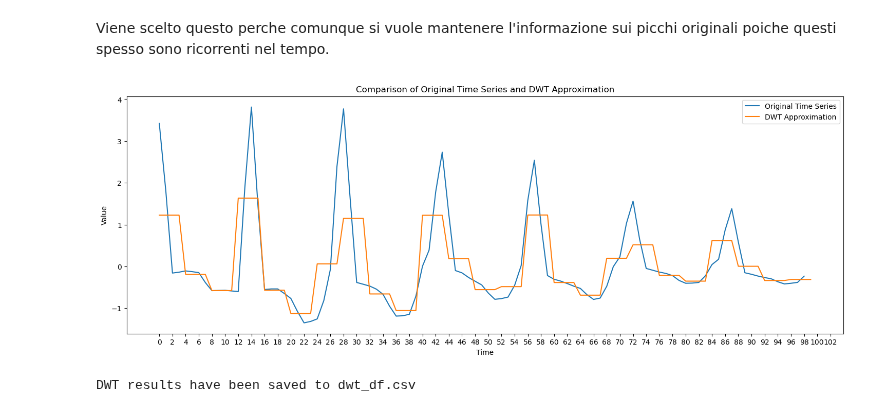
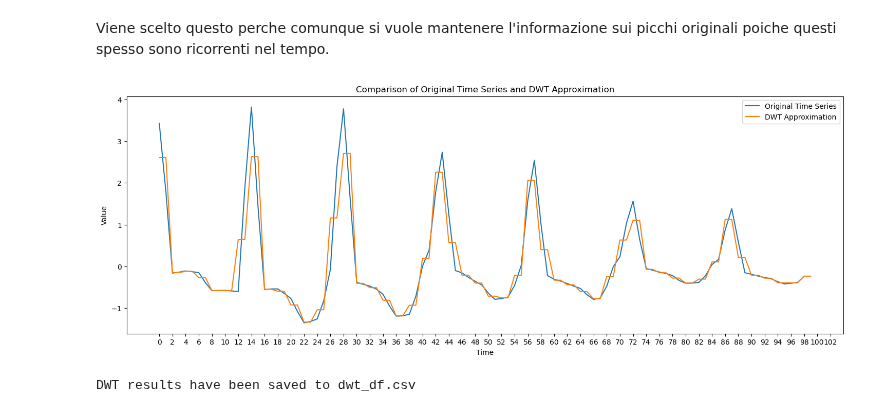
Before and after one commit to luigiascio/Data-Mining-2, a Jupyter notebook: TS_prep.ipynb, the cells around one changed output. Saved outputs shown, nothing was run; the diff lists cells and outputs as text; code cells hidden in the pictures.

```diff
--- a/TS_prep.ipynb
+++ b/TS_prep.ipynb
@@ -528,29 +528,29 @@ Viene scelto questo perche comunque si vuole mantenere l'informazione sui picchi
 # %%
 import pandas as pd
 import pywt
 
 # Select the first row for demonstration
 row = ts_transformed.iloc[3]
 
 # Extract the time series data (columns '0' to '15')
 time_series = row[1:100].astype(float)
 
 # Apply Discrete Wavelet Transform (DWT)
-coeffs = pywt.wavedec(time_series, 'db1', level=2)
+coeffs = pywt.wavedec(time_series, 'db1', level=1)
 approximation = coeffs[0]
 
 # Plot the original time series and its DWT approximation
 plt.figure(figsize=(18, 6))
 plt.plot(time_series, label='Original Time Series')
 plt.xticks(ticks=ts_transformed.index[::2], labels=ts_transformed.index[::2])
 plt.plot(pywt.waverec([approximation] + [None]*(len(coeffs)-1), 'db1'), label='DWT Approximation')
 plt.legend()
 plt.title('Comparison of Original Time Series and DWT Approximation')
 plt.xlabel('Time')
 plt.ylabel('Value')
 plt.show()
 # %% [output]
-[figure, old version]
+[figure, new version]
 # %%
 import pandas as pd
 import pywt
```
Also changed, not shown: parts of 4 cells of this notebook, 2 other files.
